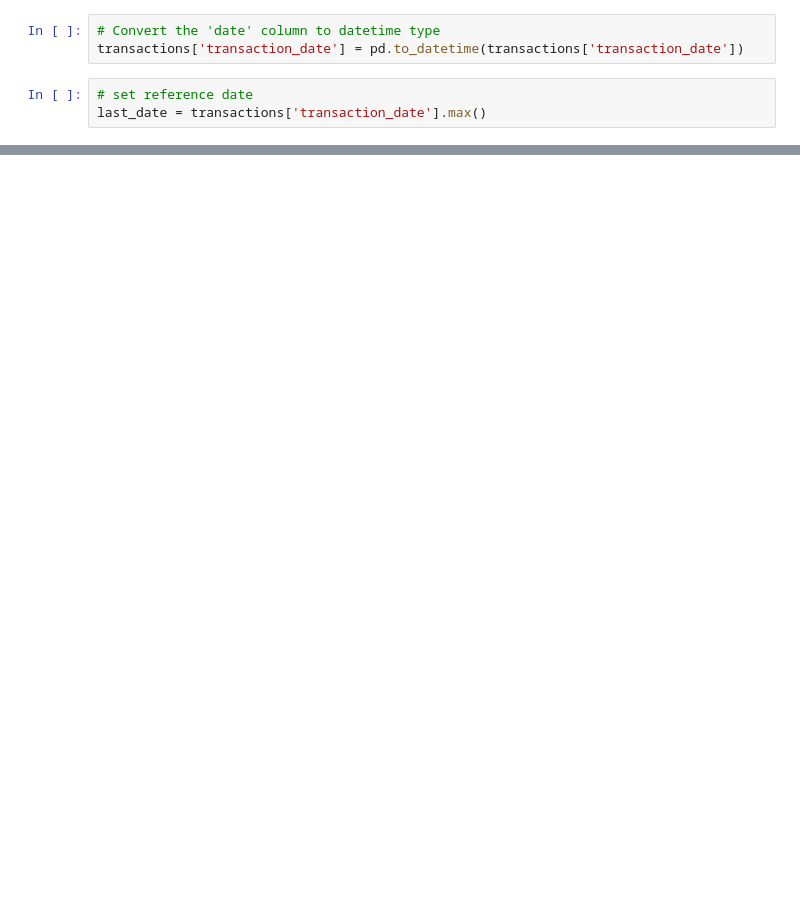
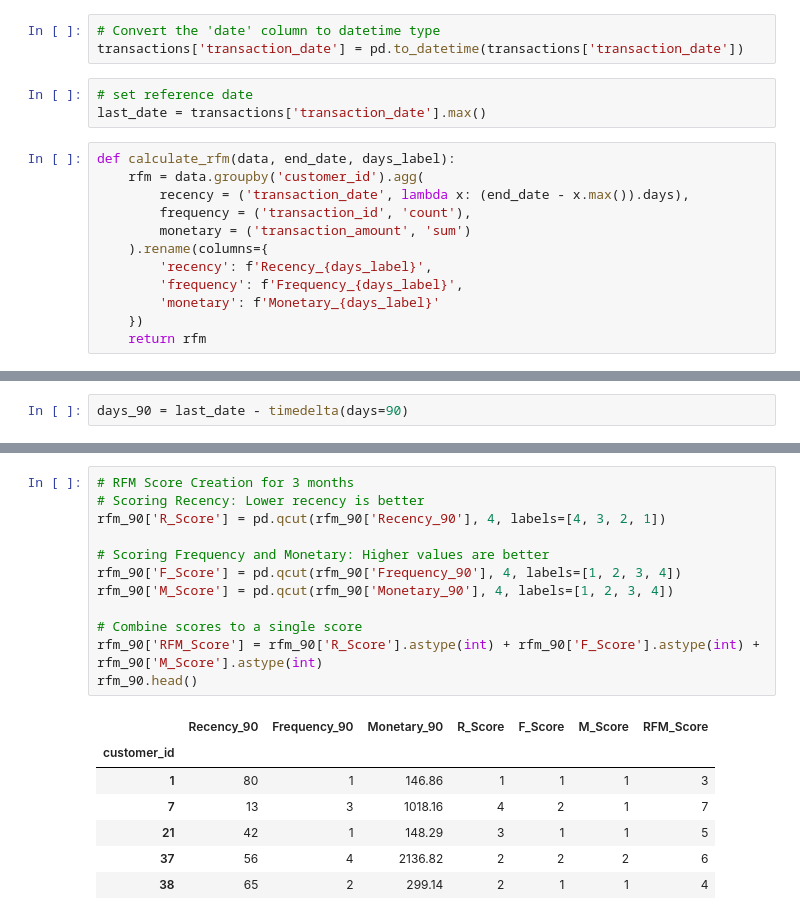
Before and after one commit to mn42899/schulich_data_science, a Jupyter notebook: Assignment2.ipynb, the cells around one changed output, grey strips where cells are left out. Saved outputs shown, nothing was run; the diff lists cells and outputs as text; blank space fills up the shorter version.

```diff
--- a/Assignment2.ipynb
+++ b/Assignment2.ipynb
@@ -320,3 +345,15 @@ transactions['transaction_date'] = pd.to_datetime(transactions['transaction_date
 # %%
 # set reference date
 last_date = transactions['transaction_date'].max()
+# %%
+def calculate_rfm(data, end_date, days_label):
+    rfm = data.groupby('customer_id').agg(
+        recency = ('transaction_date', lambda x: (end_date - x.max()).days),
+        frequency = ('transaction_id', 'count'),
+        monetary = ('transaction_amount', 'sum')
+    ).rename(columns={
+        'recency': f'Recency_{days_label}',
+        'frequency': f'Frequency_{days_label}',
+        'monetary': f'Monetary_{days_label}'
+    })
+    return rfm
@@ -322,0 +388,2 @@ last_date = transactions['transaction_date'].max()
+# %%
+days_90 = last_date - timedelta(days=90)
@@ -322,0 +410,20 @@ last_date = transactions['transaction_date'].max()
+# %%
+# RFM Score Creation for 3 months
+# Scoring Recency: Lower recency is better
+rfm_90['R_Score'] = pd.qcut(rfm_90['Recency_90'], 4, labels=[4, 3, 2, 1])
+
+# Scoring Frequency and Monetary: Higher values are better
+rfm_90['F_Score'] = pd.qcut(rfm_90['Frequency_90'], 4, labels=[1, 2, 3, 4])
+rfm_90['M_Score'] = pd.qcut(rfm_90['Monetary_90'], 4, labels=[1, 2, 3, 4])
+
+# Combine scores to a single score
+rfm_90['RFM_Score'] = rfm_90['R_Score'].astype(int) + rfm_90['F_Score'].astype(int) + rfm_90['M_Score'].astype(int)
+rfm_90.head()
+# %% [output]
+|  | Recency_90 | Frequency_90 | Monetary_90 | R_Score | F_Score | M_Score | RFM_Score |
+| customer_id |  |  |  |  |  |  |  |
+| 1 | 80 | 1 | 146.86 | 1 | 1 | 1 | 3 |
+| 7 | 13 | 3 | 1018.16 | 4 | 2 | 1 | 7 |
+| 21 | 42 | 1 | 148.29 | 3 | 1 | 1 | 5 |
+| 37 | 56 | 4 | 2136.82 | 2 | 2 | 2 | 6 |
+| 38 | 65 | 2 | 299.14 | 2 | 1 | 1 | 4 |
```
Also changed, not shown: parts of 16 cells of this notebook, 1 other file.
